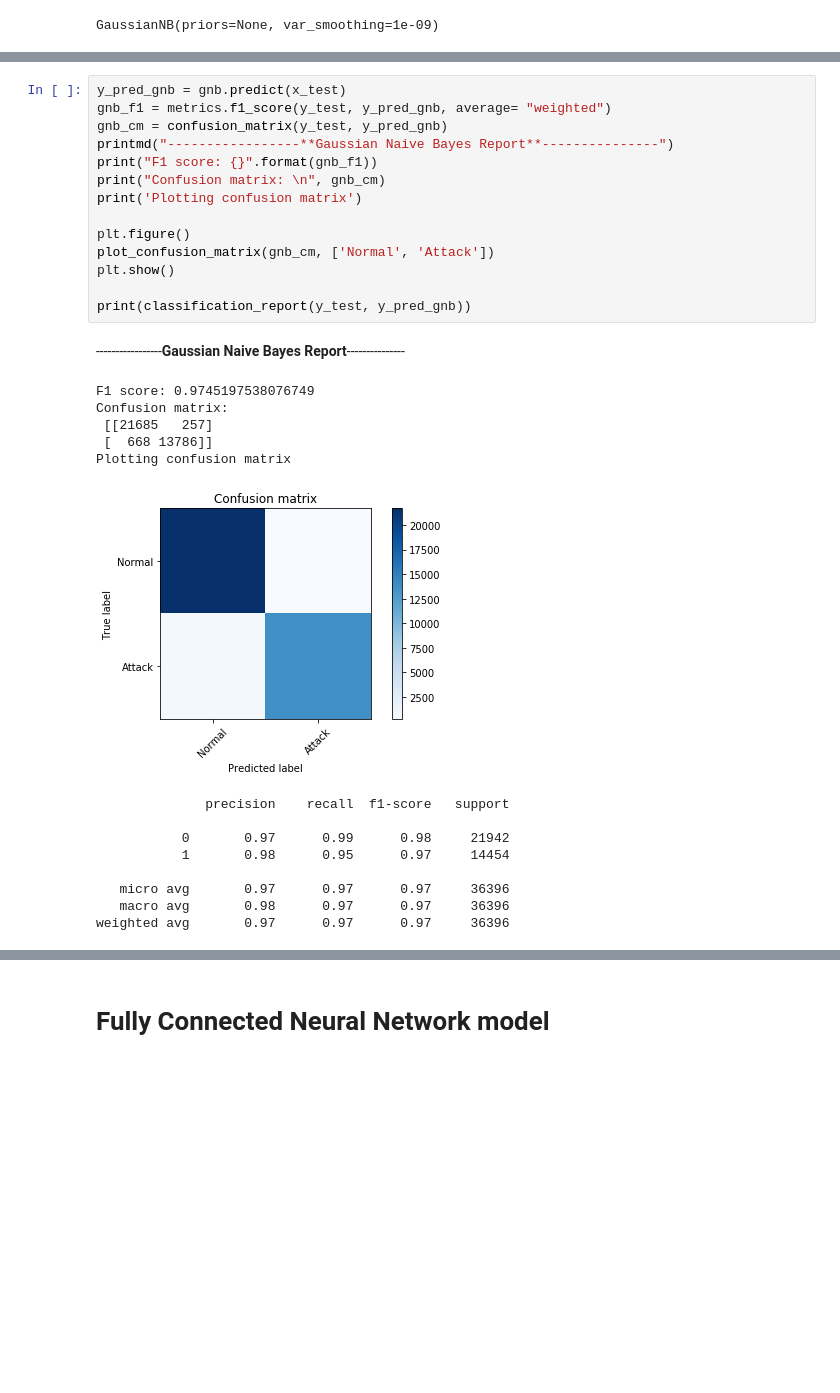
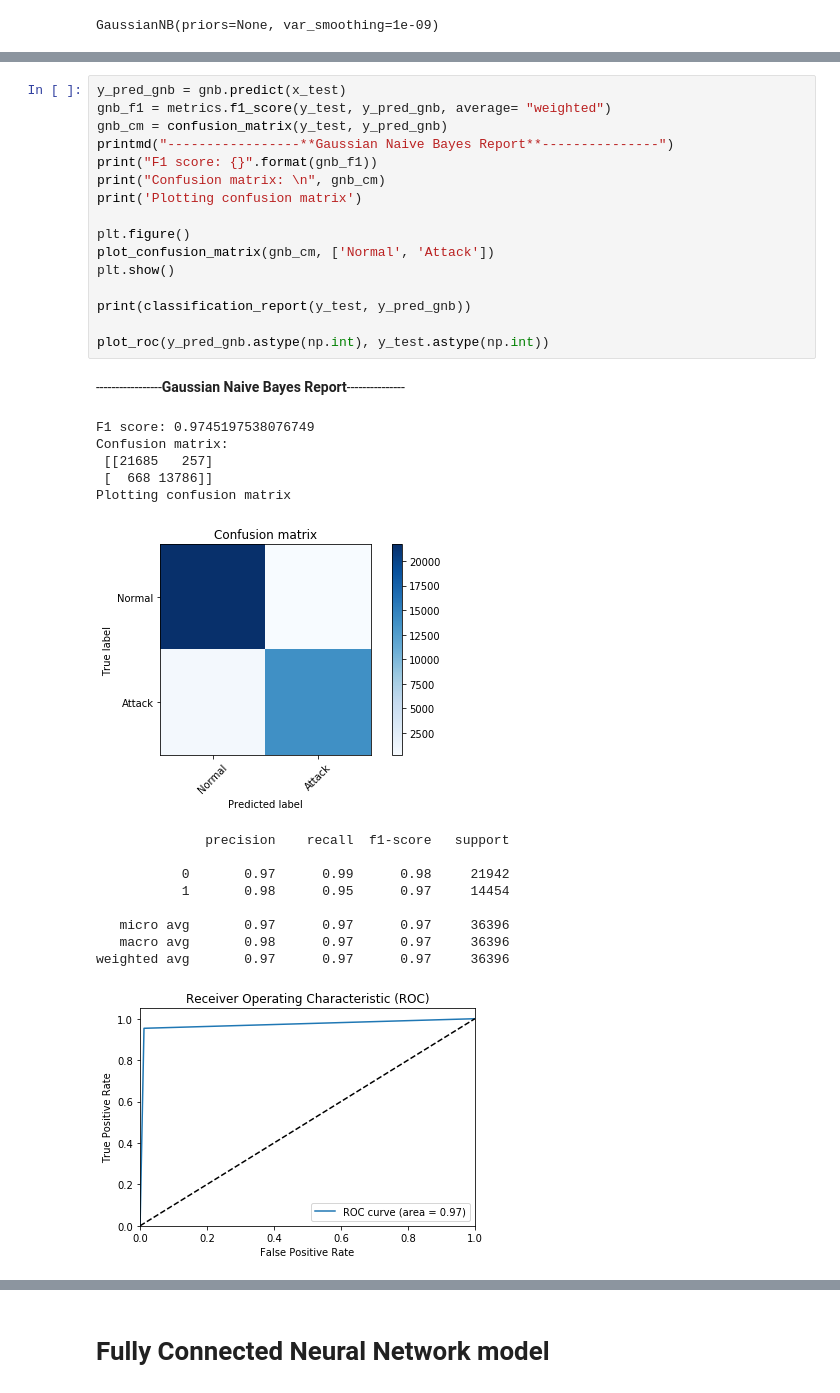
Before and after one commit to hgdangkhoi/Network-Intrusion-Detection-using-Neural-Nets, a Jupyter notebook: Khoi-Hoang_CSC215_MiniProject3.ipynb, the cells around one changed output, grey strips where cells are left out. Saved outputs shown, nothing was run; the diff lists cells and outputs as text; blank space fills up the shorter version.

```diff
--- a/Khoi-Hoang_CSC215_MiniProject3.ipynb
+++ b/Khoi-Hoang_CSC215_MiniProject3.ipynb
@@ -384,30 +429,33 @@ weighted avg       1.00      1.00      1.00     36396
 # %%
 y_pred_gnb = gnb.predict(x_test)
 gnb_f1 = metrics.f1_score(y_test, y_pred_gnb, average= "weighted")
 gnb_cm = confusion_matrix(y_test, y_pred_gnb)
 printmd("-----------------**Gaussian Naive Bayes Report**---------------")
 print("F1 score: {}".format(gnb_f1))
 print("Confusion matrix: \n", gnb_cm)
 print('Plotting confusion matrix')
 
 plt.figure()
 plot_confusion_matrix(gnb_cm, ['Normal', 'Attack'])
 plt.show()
 
 print(classification_report(y_test, y_pred_gnb))
+
+plot_roc(y_pred_gnb.astype(np.int), y_test.astype(np.int))
 # %% [output]
 -----------------**Gaussian Naive Bayes Report**---------------
 F1 score: 0.9745197538076749
 Confusion matrix:
  [[21685   257]
  [  668 13786]]
 Plotting confusion matrix
 [figure]
               precision    recall  f1-score   support
 
            0       0.97      0.99      0.98     21942
            1       0.98      0.95      0.97     14454
 
    micro avg       0.97      0.97      0.97     36396
    macro avg       0.98      0.97      0.97     36396
 weighted avg       0.97      0.97      0.97     36396
+[figure, added]
```
Also changed, not shown: parts of 29 cells of this notebook.
